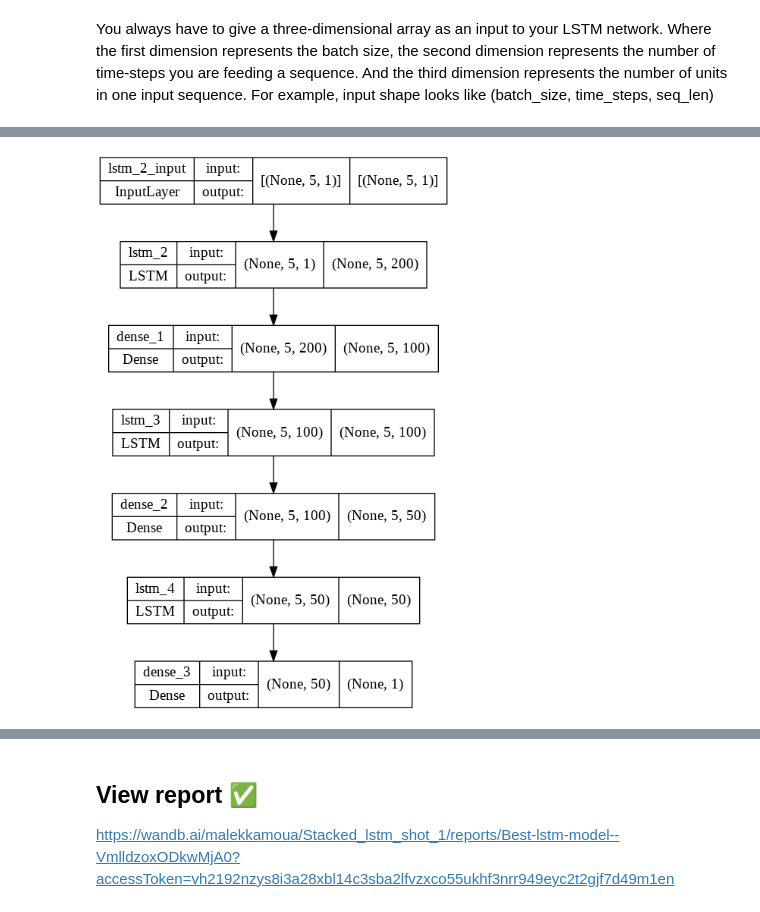
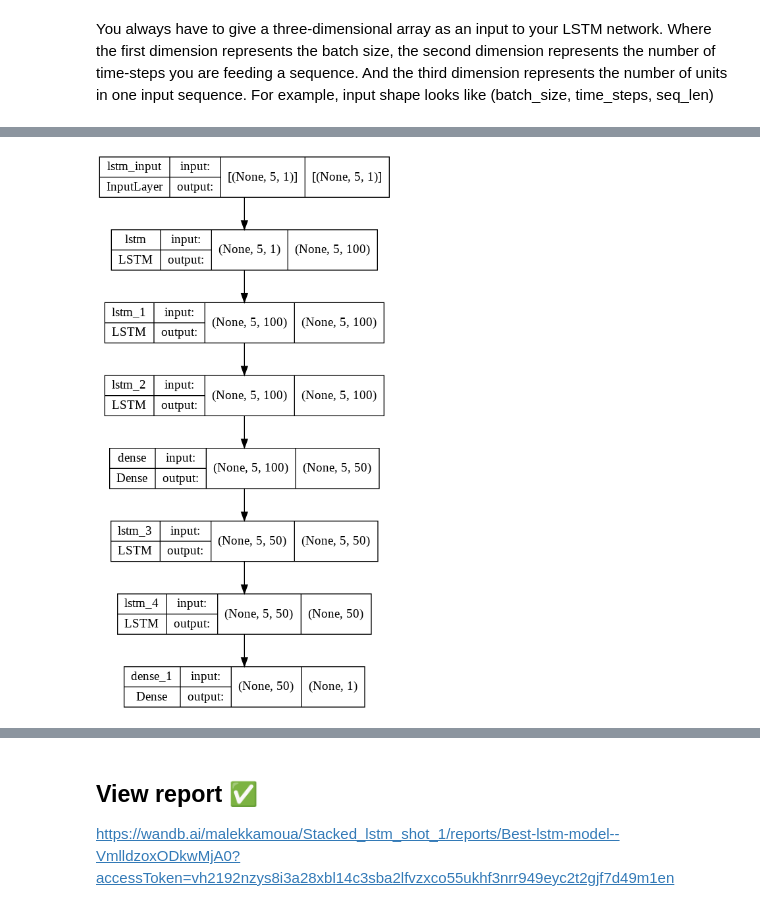
Before and after one commit to Malekkamoua/Quality-prediction-industry-4.0, a Jupyter notebook: 5_Forecasting | LSTM.ipynb, the cells around one changed output, grey strips where cells are left out. Saved outputs shown, nothing was run; the diff lists cells and outputs as text; code cells hidden in the pictures.

Commit message:
updates using the new dataset

```diff
--- a/5_Forecasting | LSTM.ipynb
+++ b/5_Forecasting | LSTM.ipynb
@@ -21,5 +19,5 @@ True
 # %%
-df = pd.read_csv('/content/gdrive/MyDrive/Datascience/PFE/datasets/final.csv', parse_dates=['dates'],  index_col='dates',infer_datetime_format=True)
+df = pd.read_csv('/content/gdrive/MyDrive/Datascience/Datasets/final_dataset_fs_db.csv', parse_dates=['dates'],  index_col='dates',infer_datetime_format=True)
 df.drop(['Unnamed: 0', 'Purity'], axis=1, inplace=True)
 # %%
 import tensorflow as tf
@@ -72,8 +70,8 @@ This series takes 5 previous instances
 # %%
 # 70% 15% 15%
 
-X_train, y_train = X[:2664], y[:2664]
-X_test, y_test = X[2664:3235], y[2664:3235]
-X_val, y_val = X[3235:], y[3235:]
+X_train, y_train = X[:3935], y[:3935]
+X_test, y_test = X[3935:4775], y[3935:4775]
+X_val, y_val = X[4775:], y[4775:]
 X_train.shape, y_train.shape, X_test.shape, y_test.shape, X_val.shape, y_val.shape
 # %% [output]
@@ -211,10 +204,11 @@ cp = ModelCheckpoint('model/', save_best_only=True)
 
 #define the model
 model=Sequential()
-model.add(LSTM(200,return_sequences=True,input_shape=(X_train.shape[1],1)))
-model.add(Dense(100, activation='relu'))
+model.add(LSTM(100,return_sequences=True,input_shape=(X_train.shape[1],1)))
+model.add(LSTM(100,return_sequences=True))
 model.add(LSTM(100,return_sequences=True))
 model.add(Dense(50, activation='relu'))
+model.add(LSTM(50,return_sequences=True))
 model.add(LSTM(50))
 model.add(Dense(1))
 model.compile( loss = MeanSquaredError(),
@@ -225,8 +219,8 @@ model.compile( loss = MeanSquaredError(),
                         MeanAbsolutePercentageError()])
 
 history_LSTM = model.fit(X_train, y_train,
-                              epochs = 100 ,
-                              batch_size = 64,
+                              epochs = 300 ,
+                              batch_size = 128,
                               shuffle =False,
                               validation_data=(X_test, y_test),
                               callbacks= [cp,
@@ -241,9 +266,8 @@ Inverse_y_pred_test_LSTM = scaler.inverse_transform(Inverse_y_pred_test_LSTM)
 # %%
 from keras.models import load_model
 from keras.utils.vis_utils import plot_model
 
-best_model = load_model('/content/gdrive/MyDrive/Datascience/PFE/lstm-best.h5', compile=False)
-plot_model(best_model, to_file='model_plot.png', show_shapes=True, show_layer_names=True)
+plot_model(model, to_file='model_plot.png', show_shapes=True, show_layer_names=True)
 # %% [output]
-[figure, old version]
+[figure, new version]
 # %%
```
Also changed, not shown: parts of 12 cells of this notebook.
